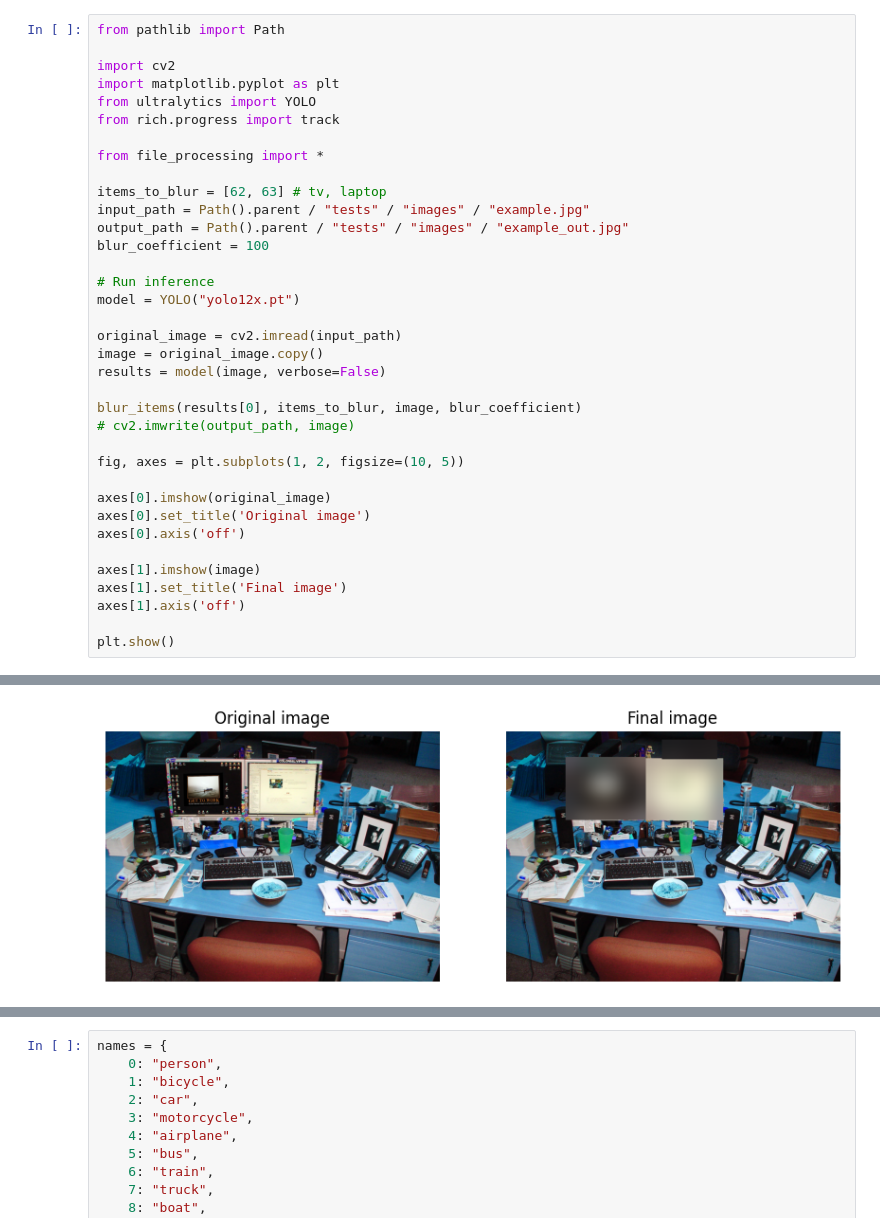
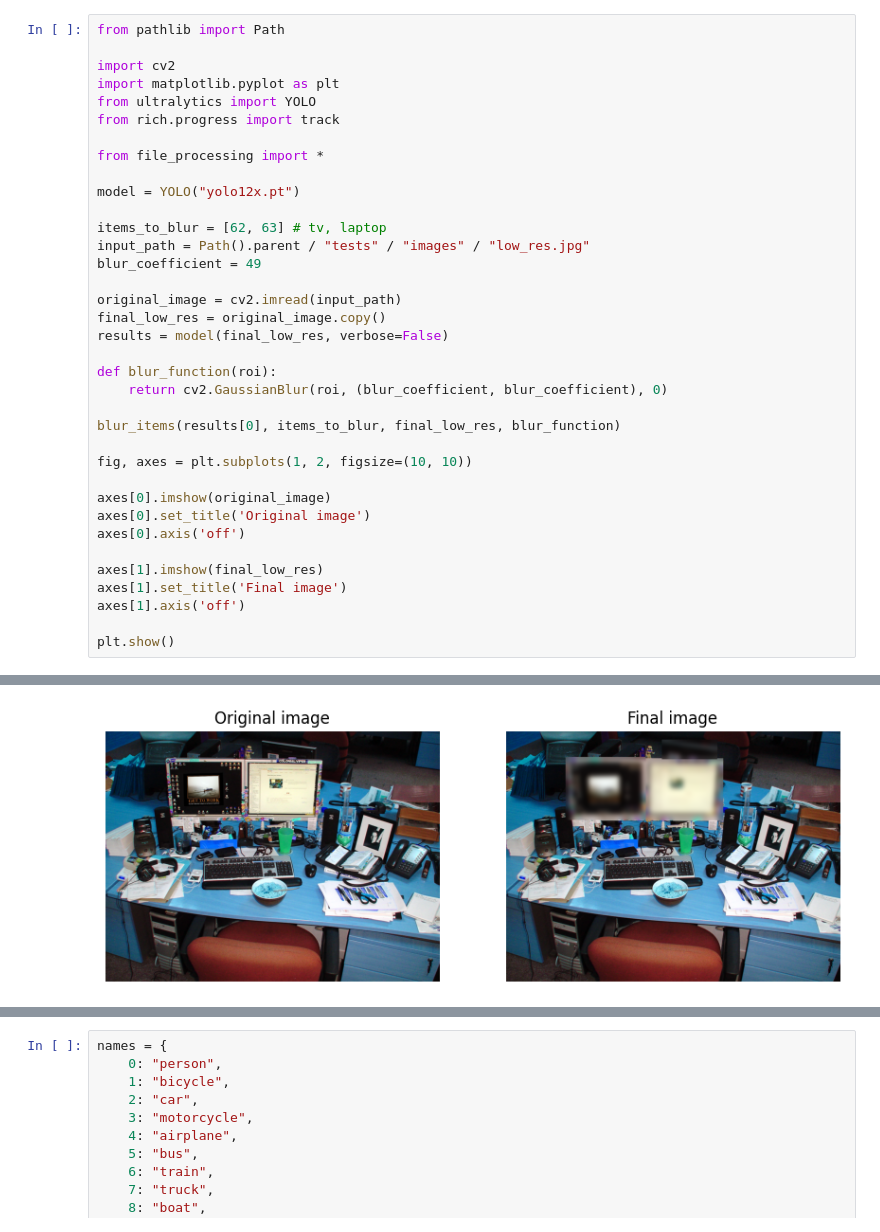
Before and after one commit to A-zu/autocensor, a Jupyter notebook: display_blur.ipynb, the cells around one changed output, grey strips where cells are left out. Saved outputs shown, nothing was run; the diff lists cells and outputs as text.

Commit message:
testing blur based on image size

```diff
--- a/display_blur.ipynb
+++ b/display_blur.ipynb
@@ -1,39 +1,39 @@
 # %%
 from pathlib import Path
 
 import cv2
 import matplotlib.pyplot as plt
 from ultralytics import YOLO
 from rich.progress import track
 
 from file_processing import *
 
-items_to_blur = [62, 63] # tv, laptop
-input_path = Path().parent / "tests" / "images" / "example.jpg"
-output_path = Path().parent / "tests" / "images" / "example_out.jpg"
-blur_coefficient = 100
-
-# Run inference
 model = YOLO("yolo12x.pt")
 
+items_to_blur = [62, 63] # tv, laptop
+input_path = Path().parent / "tests" / "images" / "low_res.jpg"
+blur_coefficient = 49
+
 original_image = cv2.imread(input_path)
-image = original_image.copy()
-results = model(image, verbose=False)
+final_low_res = original_image.copy()
+results = model(final_low_res, verbose=False)
 
-blur_items(results[0], items_to_blur, image, blur_coefficient)
-# cv2.imwrite(output_path, image)
+def blur_function(roi):
+    return cv2.GaussianBlur(roi, (blur_coefficient, blur_coefficient), 0)
 
-fig, axes = plt.subplots(1, 2, figsize=(10, 5))
+blur_items(results[0], items_to_blur, final_low_res, blur_function)
+
+fig, axes = plt.subplots(1, 2, figsize=(10, 10))
 
 axes[0].imshow(original_image)
 axes[0].set_title('Original image')
 axes[0].axis('off')
 
-axes[1].imshow(image)
+axes[1].imshow(final_low_res)
 axes[1].set_title('Final image')
 axes[1].axis('off')
 
 plt.show()
 # %% [output]
 [interactive output not drawn]
-[figure, old version]
+[figure, new version]
```
Also changed, not shown: parts of 1 cell of this notebook.
